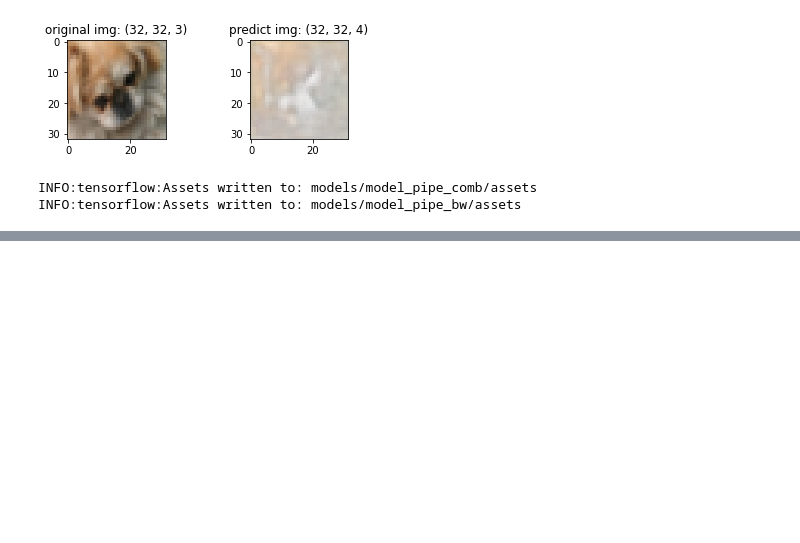
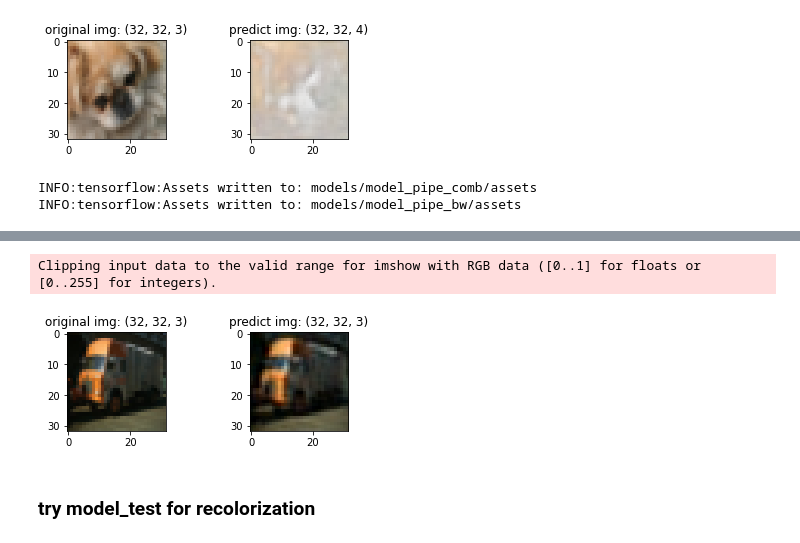
Before and after one commit to unofficial-Jona/ACML, a Jupyter notebook: convolutional autoencoders.ipynb, the cells around one changed output, grey strips where cells are left out. Cells and saved outputs as stored; diff of their text form; code cells hidden in the pictures; blank space fills up the shorter version.

Commit message:
first try recolorization

```diff
--- a/convolutional autoencoders.ipynb
+++ b/convolutional autoencoders.ipynb
@@ -304,0 +295,29 @@ INFO:tensorflow:Assets written to: models/model_pipe_bw/assets
+# %%
+model_test = Sequential()
+model_test.add(Input(shape=sample_shape))
+model_test.add(Conv2D(128, kernel_size = (3,3), padding='same',  activation='relu'))
+model_test.add(Conv2D(92, kernel_size = (3,3), padding='same',  activation='relu'))
+model_test.add(MaxPooling2D(pool_size = (2,2)))
+model_test.add(Conv2D(78, kernel_size = (3,3), padding='same', activation='relu'))
+model_test.add(MaxPooling2D(pool_size = (2,2)))
+model_test.add(Conv2D(64, kernel_size = (3,3), padding='same', activation='relu'))
+
+
+
+
+
+model_test.add(UpSampling2D(size=(2,2)))
+model_test.add(Conv2D(32,kernel_size = (3,3), padding='same', activation='relu'))
+model_test.add(Conv2D(24,kernel_size = (3,3), padding='same', activation='relu'))
+model_test.add(Conv2D(16,kernel_size = (3,3), padding='same', activation='relu'))
+
+model_test.add(UpSampling2D())
+model_test.add(Conv2D(8,kernel_size = (3,3), padding='same', activation='relu'))
+model_test.add(Conv2D(3,(3,3), padding='same', activation='relu'))
+
+model_test.compile(
+    optimizer=keras.optimizers.Adam(learning_rate=1e-3),
+    loss=keras.losses.MeanSquaredError(),
+    metrics=[keras.metrics.MeanAbsoluteError(),
+            keras.metrics.CosineSimilarity()])
+model_test.summary()
@@ -304,0 +342,17 @@ INFO:tensorflow:Assets written to: models/model_pipe_bw/assets
+# %%
+model_test.fit(X_train, X_train, validation_data=(X_valid, X_valid), epochs=10, verbose=1)
+predictions_test = model_test.predict(X_test)
+# %%
+  def img_compare(img_org, img_pred):
+
+    plt.subplot(221).imshow(img_org)
+    plt.subplot(221).set_title(f'original img: {img_org.shape}')
+    plt.subplot(222).imshow(img_pred)
+    plt.subplot(222).set_title(f'predict img: {img_pred.shape}')
+    plt.show()
+  img_compare(X_test[45], predictions_test[45])
+# %% [output]
+Clipping input data to the valid range for imshow with RGB data ([0..1] for floats or [0..255] for integers).
+[figure, added]
+# %% [markdown]
+### try model_test for recolorization
```
Also changed, not shown: parts of 10 cells of this notebook.
